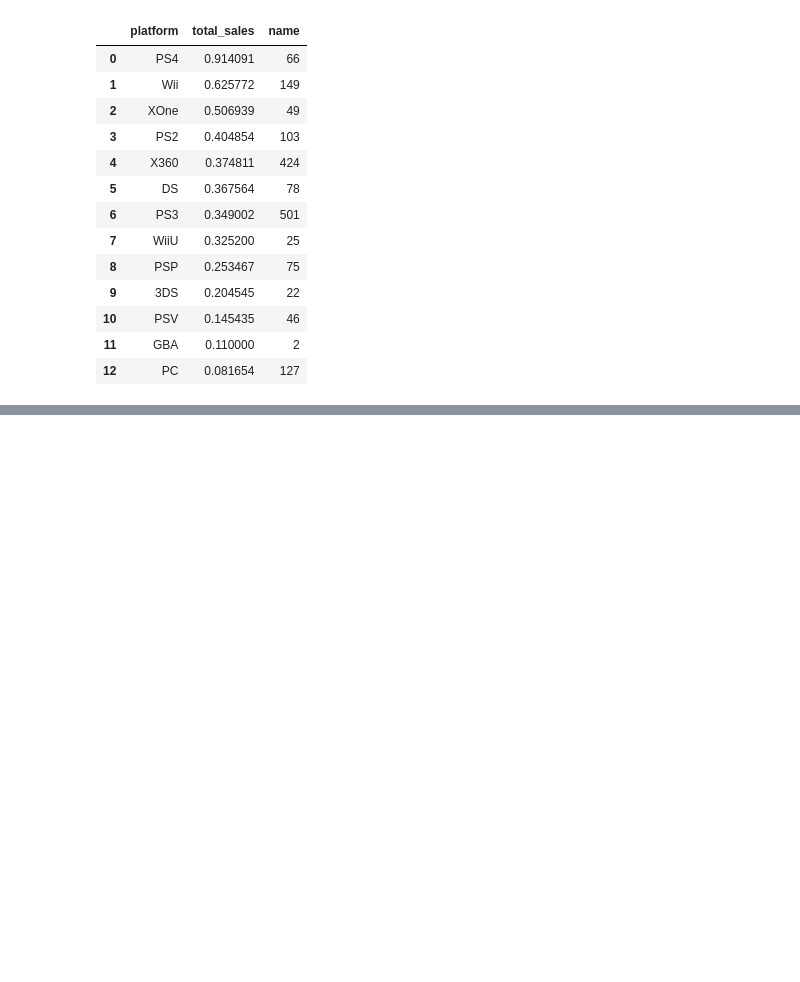
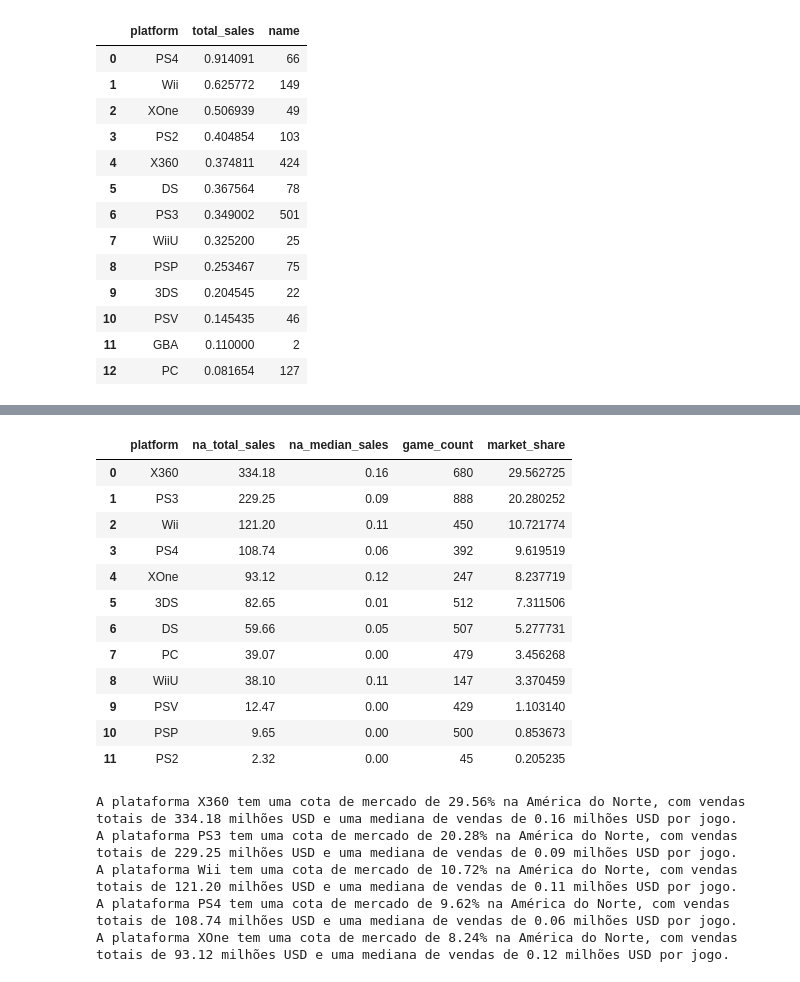
Before and after one commit to peperrone/mbads-sprint7-games, a Jupyter notebook: notebook.ipynb, the cells around one changed output, grey strips where cells are left out. Cells and saved outputs as stored; diff of their text form; code cells hidden in the pictures; blank space fills up the shorter version.

```diff
--- a/notebook.ipynb
+++ b/notebook.ipynb
@@ -1376,0 +1522,6 @@ SyntaxError: invalid syntax (1637847438.py, line 3)
+# %%
+# Agregando o DF por plataforma para analisar a performance de vendas na América do Norte por plataforma
+df_na_platform = df_recent.groupby('platform').agg({'na_sales': ('sum', 'median'), 'name': 'count'}).reset_index()
+df_na_platform.columns = ['platform', 'na_total_sales', 'na_median_sales', 'game_count']
+df_na_platform = df_na_platform.sort_values('na_median_sales', ascending=False).reset_index(drop=True)
+df_na_platform.info()
@@ -1376,0 +1556,25 @@ SyntaxError: invalid syntax (1637847438.py, line 3)
+# %%
+# Calculando a cota de mercado de cada plataforma
+total_na_sales = df_na_platform['na_total_sales'].sum()
+df_na_platform['market_share'] = df_na_platform['na_total_sales'] / total_na_sales * 100
+df_na_platform = df_na_platform.sort_values('market_share', ascending=False).reset_index(drop=True)
+display(df_na_platform)
+# %% [output]
+|  | platform | na_total_sales | na_median_sales | game_count | market_share |
+| 0 | X360 | 334.18 | 0.16 | 680 | 29.562725 |
+| 1 | PS3 | 229.25 | 0.09 | 888 | 20.280252 |
+| 2 | Wii | 121.20 | 0.11 | 450 | 10.721774 |
+| 3 | PS4 | 108.74 | 0.06 | 392 | 9.619519 |
+| 4 | XOne | 93.12 | 0.12 | 247 | 8.237719 |
+| 5 | 3DS | 82.65 | 0.01 | 512 | 7.311506 |
+| 6 | DS | 59.66 | 0.05 | 507 | 5.277731 |
+| 7 | PC | 39.07 | 0.00 | 479 | 3.456268 |
+| 8 | WiiU | 38.10 | 0.11 | 147 | 3.370459 |
+| 9 | PSV | 12.47 | 0.00 | 429 | 1.103140 |
+| 10 | PSP | 9.65 | 0.00 | 500 | 0.853673 |
+| 11 | PS2 | 2.32 | 0.00 | 45 | 0.205235 |
+A plataforma X360 tem uma cota de mercado de 29.56% na América do Norte, com vendas totais de 334.18 milhões USD e uma mediana de vendas de 0.16 milhões USD por jogo.
+A plataforma PS3 tem uma cota de mercado de 20.28% na América do Norte, com vendas totais de 229.25 milhões USD e uma mediana de vendas de 0.09 milhões USD por jogo.
+A plataforma Wii tem uma cota de mercado de 10.72% na América do Norte, com vendas totais de 121.20 milhões USD e uma mediana de vendas de 0.11 milhões USD por jogo.
+A plataforma PS4 tem uma cota de mercado de 9.62% na América do Norte, com vendas totais de 108.74 milhões USD e uma mediana de vendas de 0.06 milhões USD por jogo.
+A plataforma XOne tem uma cota de mercado de 8.24% na América do Norte, com vendas totais de 93.12 milhões USD e uma mediana de vendas de 0.12 milhões USD por jogo.
```
Also changed, not shown: parts of 42 cells of this notebook.
